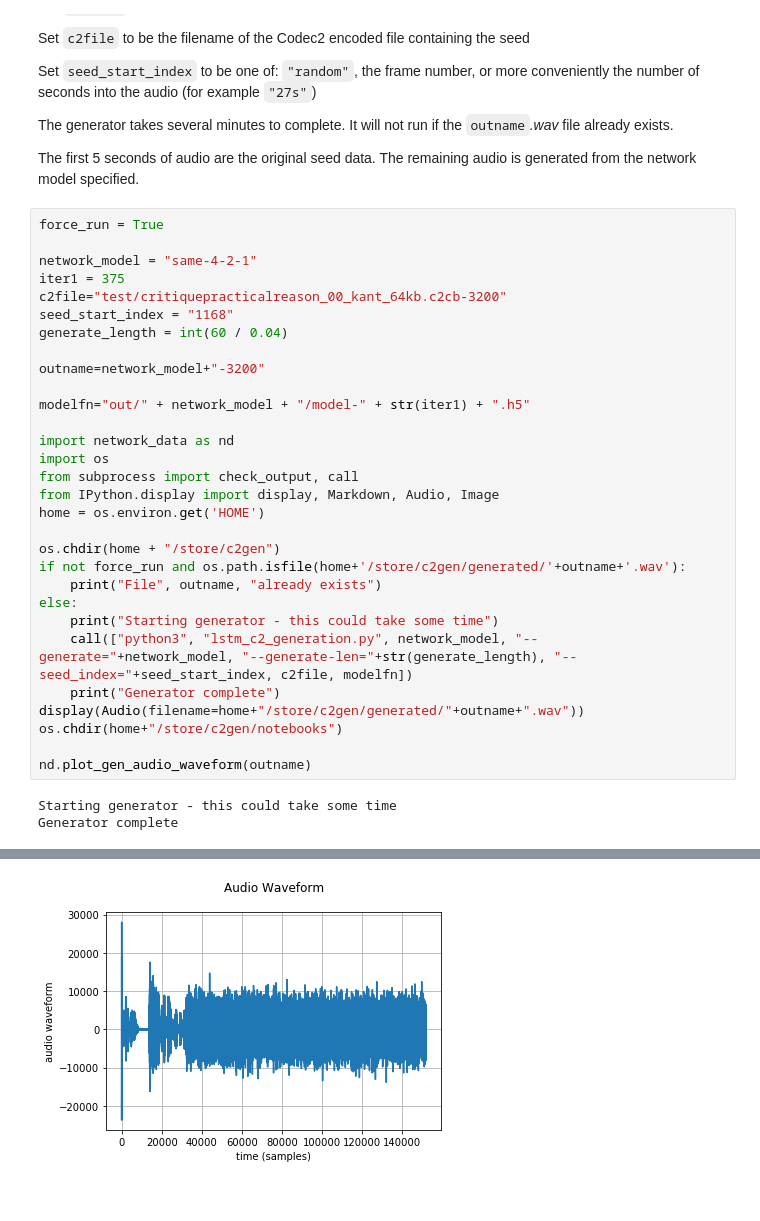
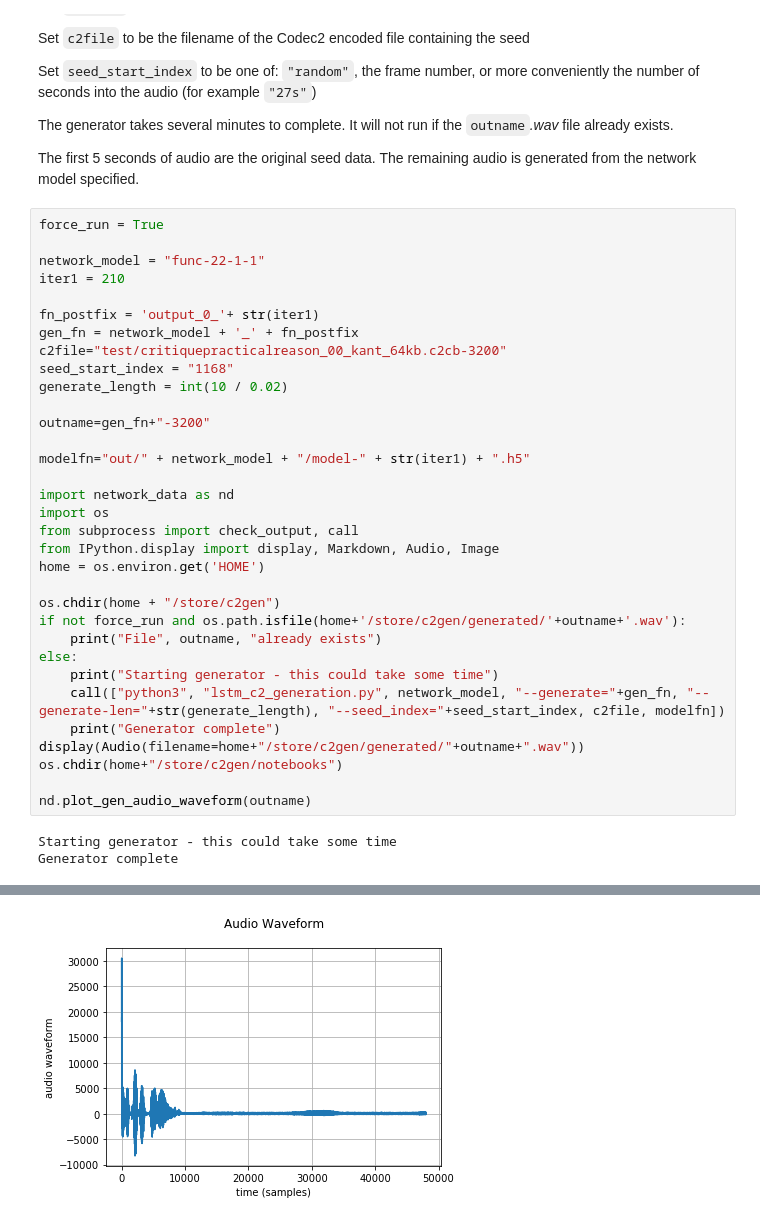
Before and after one commit to philayres/babble-rnn, a Jupyter notebook: notebooks/generate_audio.ipynb, the cells around one changed output, grey strips where cells are left out. Drawn from its saved outputs; the diff is of its cells as text.

Commit message:
Learning func-22-1-2 ./test/critiquepracticalreason_00_kant_64kb.c2cb-3200

```diff
--- a/notebooks/generate_audio.ipynb
+++ b/notebooks/generate_audio.ipynb
@@ -14,38 +14,41 @@ The first 5 seconds of audio are the original seed data. The remaining audio is
 # %%
 force_run = True
 
-network_model = "same-4-2-1"
-iter1 = 375
+network_model = "func-22-1-1"
+iter1 = 210
+
+fn_postfix = 'output_0_'+ str(iter1)
+gen_fn = network_model + '_' + fn_postfix
 c2file="test/critiquepracticalreason_00_kant_64kb.c2cb-3200"
 seed_start_index = "1168"
-generate_length = int(60 / 0.04)
+generate_length = int(10 / 0.02)
 
-outname=network_model+"-3200"
+outname=gen_fn+"-3200"
 
 modelfn="out/" + network_model + "/model-" + str(iter1) + ".h5"
 
 import network_data as nd
 import os
 from subprocess import check_output, call
 from IPython.display import display, Markdown, Audio, Image
 home = os.environ.get('HOME')
 
 os.chdir(home + "/store/c2gen")
 if not force_run and os.path.isfile(home+'/store/c2gen/generated/'+outname+'.wav'):
     print("File", outname, "already exists")
 else:
     print("Starting generator - this could take some time")
-    call(["python3", "lstm_c2_generation.py", network_model, "--generate="+network_model, "--generate-len="+str(generate_length), "--seed_index="+seed_start_index, c2file, modelfn])
+    call(["python3", "lstm_c2_generation.py", network_model, "--generate="+gen_fn, "--generate-len="+str(generate_length), "--seed_index="+seed_start_index, c2file, modelfn])
     print("Generator complete")
 display(Audio(filename=home+"/store/c2gen/generated/"+outname+".wav"))
 os.chdir(home+"/store/c2gen/notebooks")
 
 nd.plot_gen_audio_waveform(outname)
 # %% [output]
 Starting generator - this could take some time
 Generator complete
 [interactive output not drawn]
-[figure, old version]
+[figure, new version]
 # %%
 nd.plot_codec_params(network_model,iter1, scale_up='orig', loc='generated')
 nd.plot_spec_params(network_model,iter1, params='Voicing', loc='generated')
```
Also changed, not shown: parts of 1 cell of this notebook, 8 other files.
